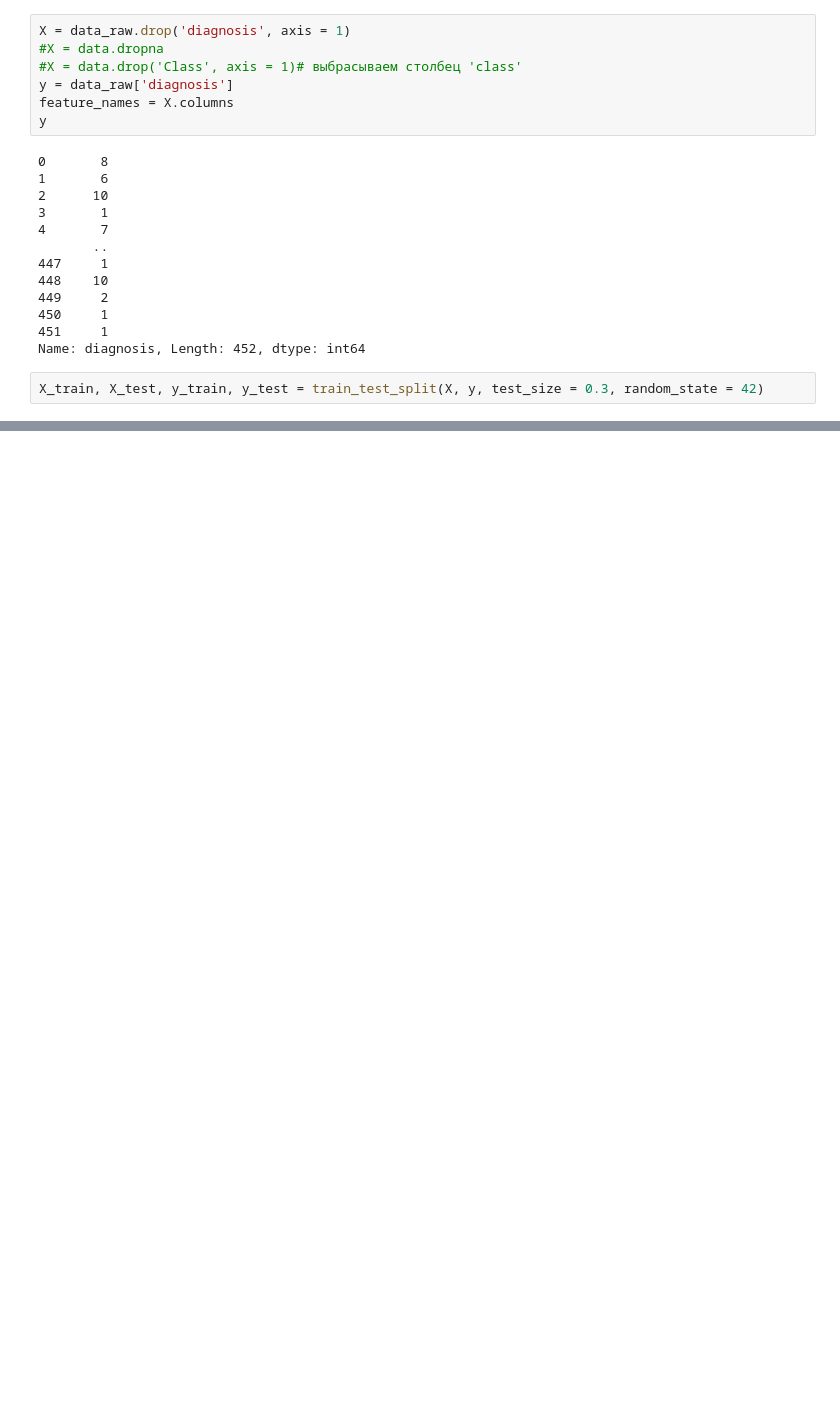
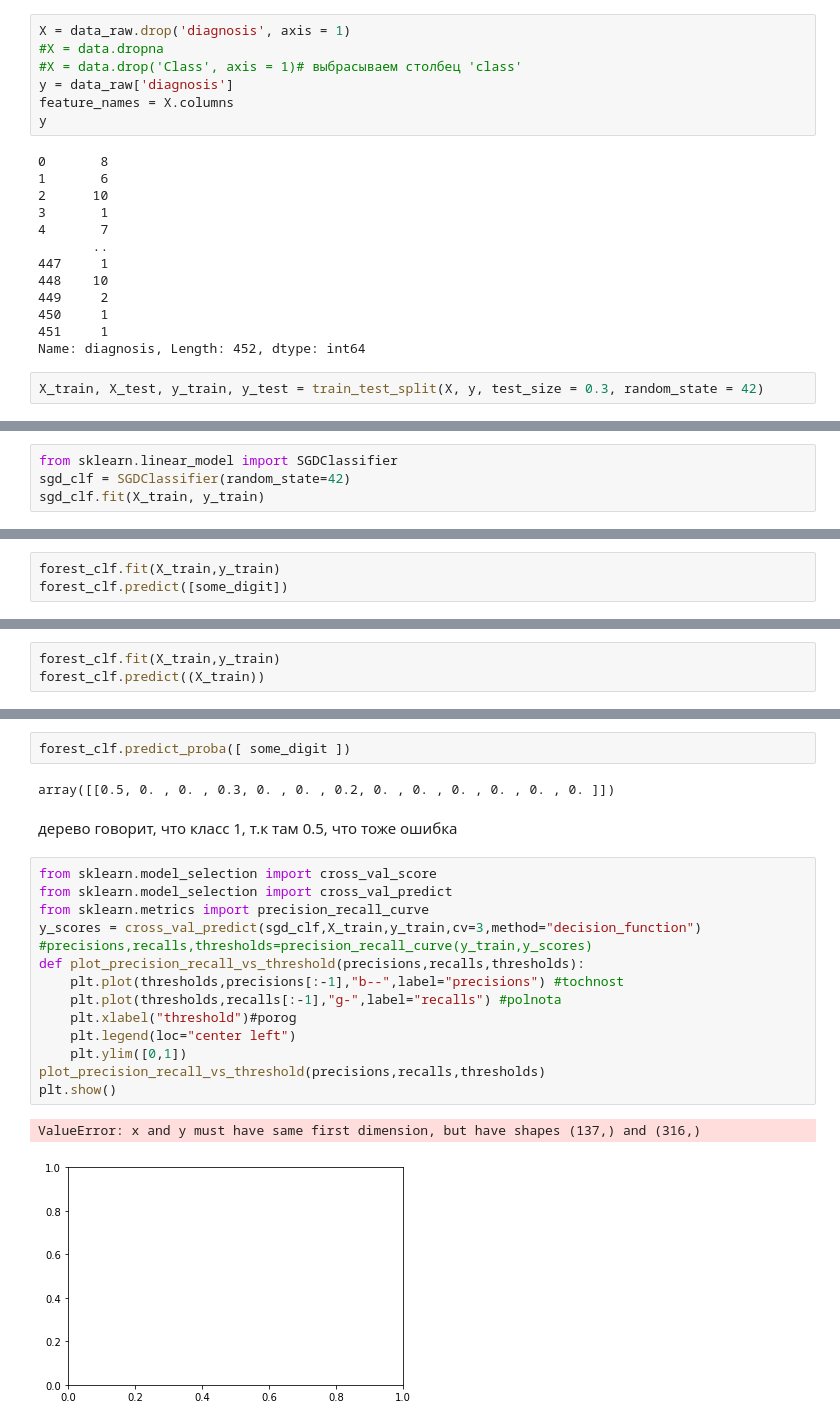
Before and after one commit to DKapustin/Cardio, a Jupyter notebook: Arrhythmia.ipynb, the cells around one changed output, grey strips where cells are left out. Saved outputs shown, nothing was run; the diff lists cells and outputs as text; blank space fills up the shorter version.

```diff
--- a/Arrhythmia.ipynb
+++ b/Arrhythmia.ipynb
@@ -617,0 +773,4 @@ KeyError: 300
+# %%
+from sklearn.linear_model import SGDClassifier
+sgd_clf = SGDClassifier(random_state=42)
+sgd_clf.fit(X_train, y_train)
@@ -617,0 +784,3 @@ KeyError: 300
+# %%
+forest_clf.fit(X_train,y_train)
+forest_clf.predict([some_digit])
@@ -617,0 +789,3 @@ KeyError: 300
+# %%
+forest_clf.fit(X_train,y_train)
+forest_clf.predict((X_train))
@@ -617,0 +857,23 @@ KeyError: 300
+# %%
+forest_clf.predict_proba([ some_digit ])
+# %% [output]
+array([[0.5, 0. , 0. , 0.3, 0. , 0. , 0.2, 0. , 0. , 0. , 0. , 0. , 0. ]])
+# %% [markdown]
+дерево говорит, что класс 1, т.к там 0.5, что тоже ошибка
+# %%
+from sklearn.model_selection import cross_val_score
+from sklearn.model_selection import cross_val_predict
+from sklearn.metrics import precision_recall_curve
+y_scores = cross_val_predict(sgd_clf,X_train,y_train,cv=3,method="decision_function")
+#precisions,recalls,thresholds=precision_recall_curve(y_train,y_scores)
+def plot_precision_recall_vs_threshold(precisions,recalls,thresholds):
+    plt.plot(thresholds,precisions[:-1],"b--",label="precisions") #tochnost
+    plt.plot(thresholds,recalls[:-1],"g-",label="recalls") #polnota
+    plt.xlabel("threshold")#porog
+    plt.legend(loc="center left")
+    plt.ylim([0,1])
+plot_precision_recall_vs_threshold(precisions,recalls,thresholds)
+plt.show()
+# %% [output]
+ValueError: x and y must have same first dimension, but have shapes (137,) and (316,)
+[figure, added]
```
Also changed, not shown: parts of 33 cells of this notebook.
